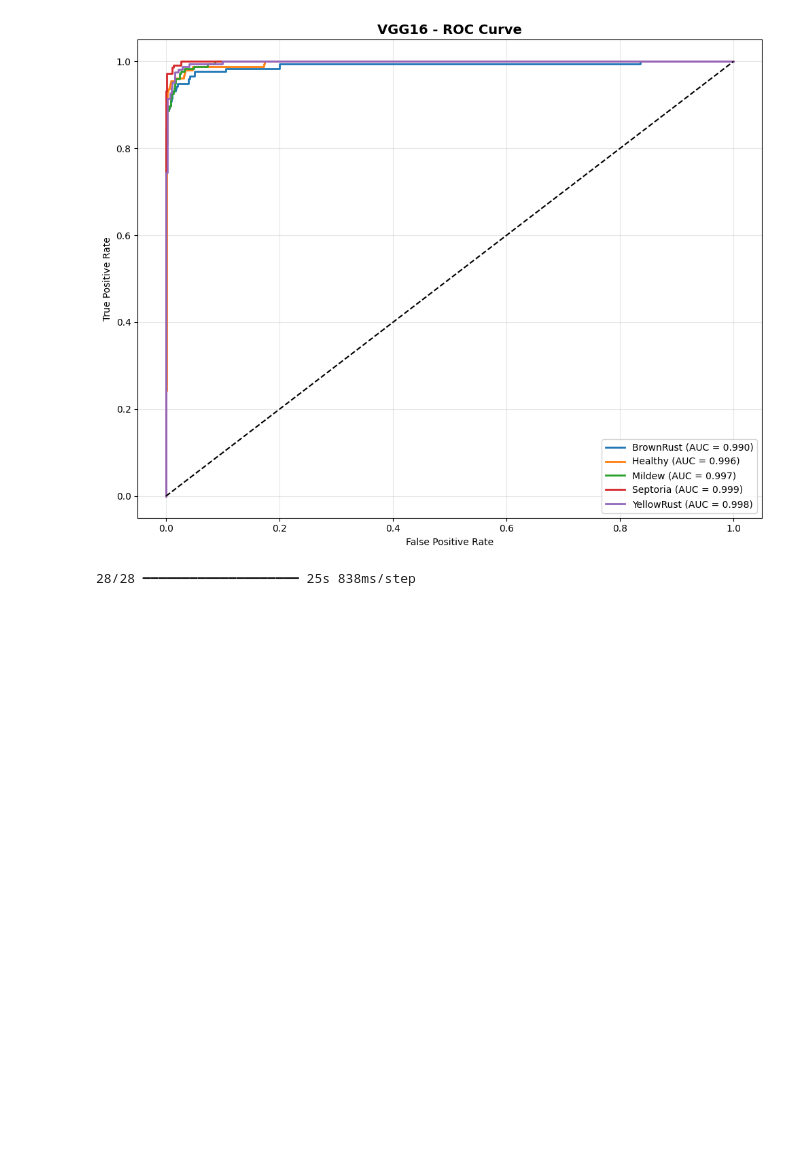
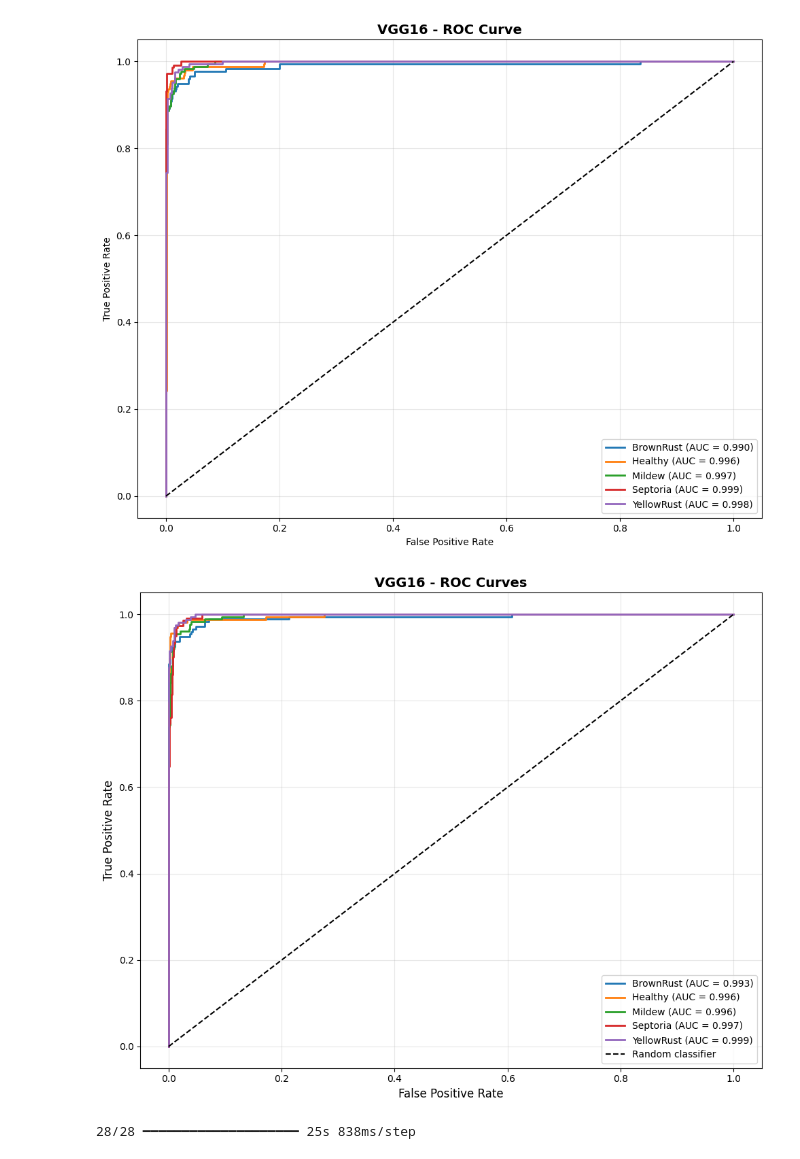
Before and after one commit to Nabin2022/wheat-disease, a Jupyter notebook: test.ipynb, the cells around one changed output. Saved outputs shown, nothing was run; the diff lists cells and outputs as text; code cells hidden in the pictures; blank space fills up the shorter version.

```diff
--- a/test.ipynb
+++ b/test.ipynb
@@ -857,6 +867,60 @@ plt.tight_layout()
 plt.show()
 # %% [output]
 [figure]
+# %%
+# VGG16 - ROC Curve (multiclass)
+from pathlib import Path
+from sklearn.metrics import roc_curve, auc
+from sklearn.preprocessing import label_binarize
+import matplotlib.pyplot as plt
+import numpy as np
+import tensorflow as tf
+
+if 'saved_paths' not in globals():
+    ARTIFACTS_DIR = Path('artifacts')
+    saved_paths = {
+        'VGG16': ARTIFACTS_DIR / 'VGG16_best.keras' if (ARTIFACTS_DIR / 'VGG16_best.keras').exists() else ARTIFACTS_DIR / 'VGG16.keras',
+        'MobileNetV2': ARTIFACTS_DIR / 'MobileNetV2_best.keras' if (ARTIFACTS_DIR / 'MobileNetV2_best.keras').exists() else ARTIFACTS_DIR / 'MobileNetV2.keras',
+        'ResNet50': ARTIFACTS_DIR / 'ResNet50_best.keras' if (ARTIFACTS_DIR / 'ResNet50_best.keras').exists() else ARTIFACTS_DIR / 'ResNet50.keras',
+        'DenseNet121': ARTIFACTS_DIR / 'DenseNet121_best.keras' if (ARTIFACTS_DIR / 'DenseNet121_best.keras').exists() else ARTIFACTS_DIR / 'DenseNet121.keras',
+    }
+    saved_path = saved_paths
+
+# If y_prob_vgg has not been computed yet, load the model and compute predictions
+if 'y_prob_vgg' not in globals():
+    vgg_model_roc = tf.keras.models.load_model(saved_paths['VGG16'])
+    y_prob_vgg = vgg_model_roc.predict(test_ds, verbose=0)
+
+if 'y_true' not in globals():
+    y_true = np.asarray(test_labels)
+
+num_classes = len(class_names)
+y_true_bin = label_binarize(y_true, classes=np.arange(num_classes))
+
+# Plot ROC curve for each disease class
+plt.figure(figsize=(10, 8))
+
+for i, class_name in enumerate(class_names):
+    fpr, tpr, _ = roc_curve(y_true_bin[:, i], y_prob_vgg[:, i])
+    roc_auc = auc(fpr, tpr)
+    plt.plot(
+        fpr,
+        tpr,
+        linewidth=2,
+        label=f"{class_name} (AUC = {roc_auc:.3f})"
+    )
+
+# Random-classifier reference line
+plt.plot([0, 1], [0, 1], "k--", label="Random classifier")
+plt.title("VGG16 - ROC Curves", fontsize=14, fontweight='bold')
+plt.xlabel("False Positive Rate", fontsize=12)
+plt.ylabel("True Positive Rate", fontsize=12)
+plt.legend(loc="lower right")
+plt.grid(True, alpha=0.3)
+plt.tight_layout()
+plt.show()
+# %% [output]
+[figure, added]
 # %%
 # MobileNetV2 Confusion Matrix
 mobile_model_cm = tf.keras.models.load_model(saved_paths['MobileNetV2'])
```
Also changed, not shown: parts of 12 cells of this notebook.
